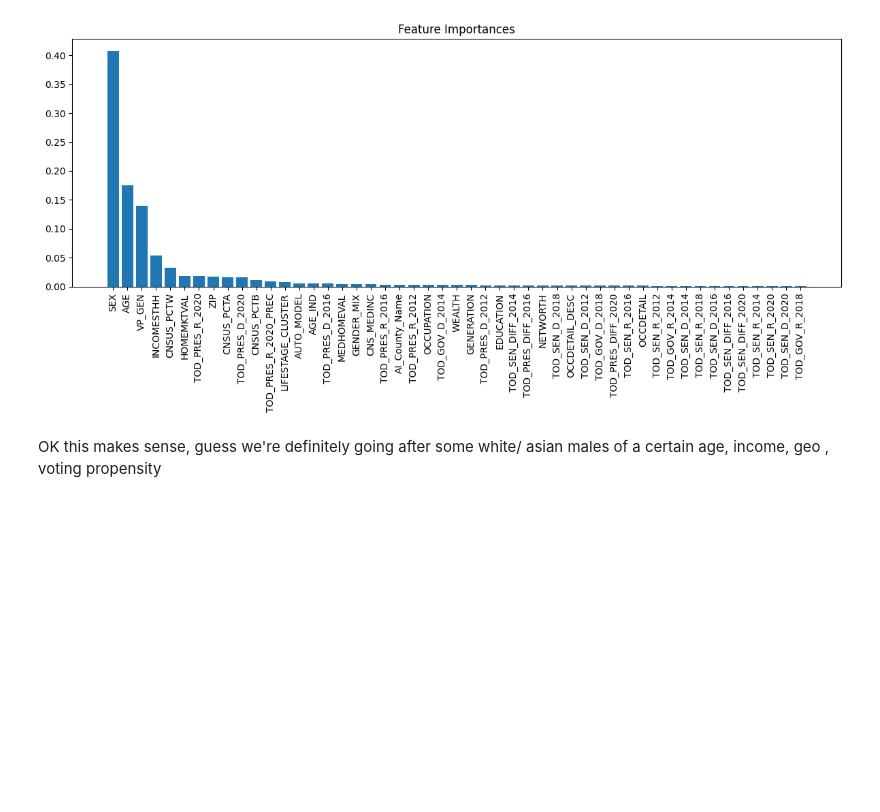
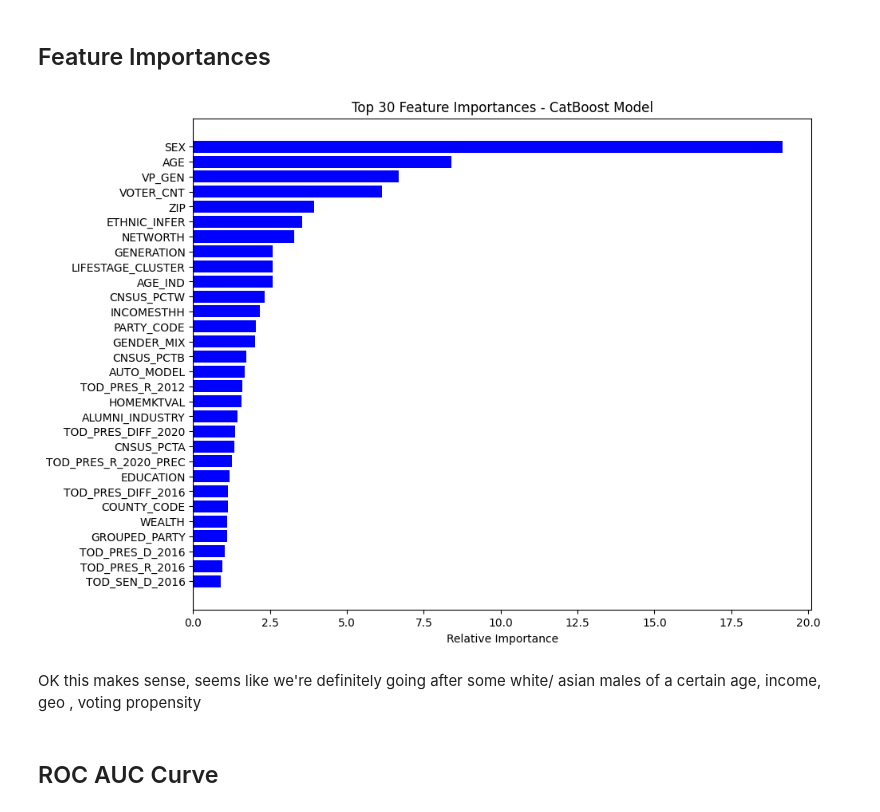
Before and after one commit to ackaplan/capstone, a Jupyter notebook: PredictIT_Modeling_Likely_Users.ipynb, the cells around one changed output. Drawn from its saved outputs; the diff is of its cells as text; code cells hidden in the pictures; blank space fills up the shorter version.

```diff
--- a/PredictIT_Modeling_Likely_Users.ipynb
+++ b/PredictIT_Modeling_Likely_Users.ipynb
@@ -572,21 +700,0 @@ ok it looks like adding more training data does not help after about 13,000 reco
-# %%
-#feature importances
-
-# Get feature importances from the model
-feature_importances = best_gbdt.feature_importances_
-
-# Sort the feature importances in descending order
-sorted_indices = np.argsort(feature_importances)[::-1]
-
-# Create labels for the x-axis with the feature names
-sorted_feature_names = [features_to_use[i] for i in sorted_indices]
-
-# Plot the feature importances
-plt.figure(figsize=(12, 6))
-plt.title('Feature Importances')
-plt.bar(range(len(sorted_indices)), feature_importances[sorted_indices], align='center')
-plt.xticks(range(len(sorted_indices)), sorted_feature_names, rotation=90)
-plt.tight_layout()
-plt.show()
-# %% [output]
-[figure, removed]
@@ -593,5 +703,30 @@ plt.show()
+# %% [markdown]
+## Feature Importances
+# %%
+
+# Get feature importances
+feature_importances = best_model.get_feature_importance()
+
+# Get the names of the features
+feature_names = X_train_cb_lgbm.columns
+
+# Sort the feature importances and get the top 30
+sorted_indices = np.argsort(feature_importances)[::-1][:30]
+
+# plot
+plt.figure(figsize=(10, 8))
+plt.title("Top 30 Feature Importances - CatBoost Model")
+plt.barh(range(len(sorted_indices)), feature_importances[sorted_indices], color='b', align='center')
+plt.yticks(range(len(sorted_indices)), [feature_names[i] for i in sorted_indices])
+plt.gca().invert_yaxis()  #most important feature at the top
+plt.xlabel('Relative Importance')
+plt.show()
+# %% [output]
+[figure, added]
 # %% [markdown]
-OK this makes sense, guess we're definitely going after some white/ asian males of a certain age, income, geo , voting propensity
+OK this makes sense, seems like we're definitely going after some white/ asian males of a certain age, income, geo , voting propensity
+# %% [markdown]
+## ROC AUC Curve
 # %%
 #Roc-AUC curve
 
```
Also changed, not shown: parts of 80 cells of this notebook.
